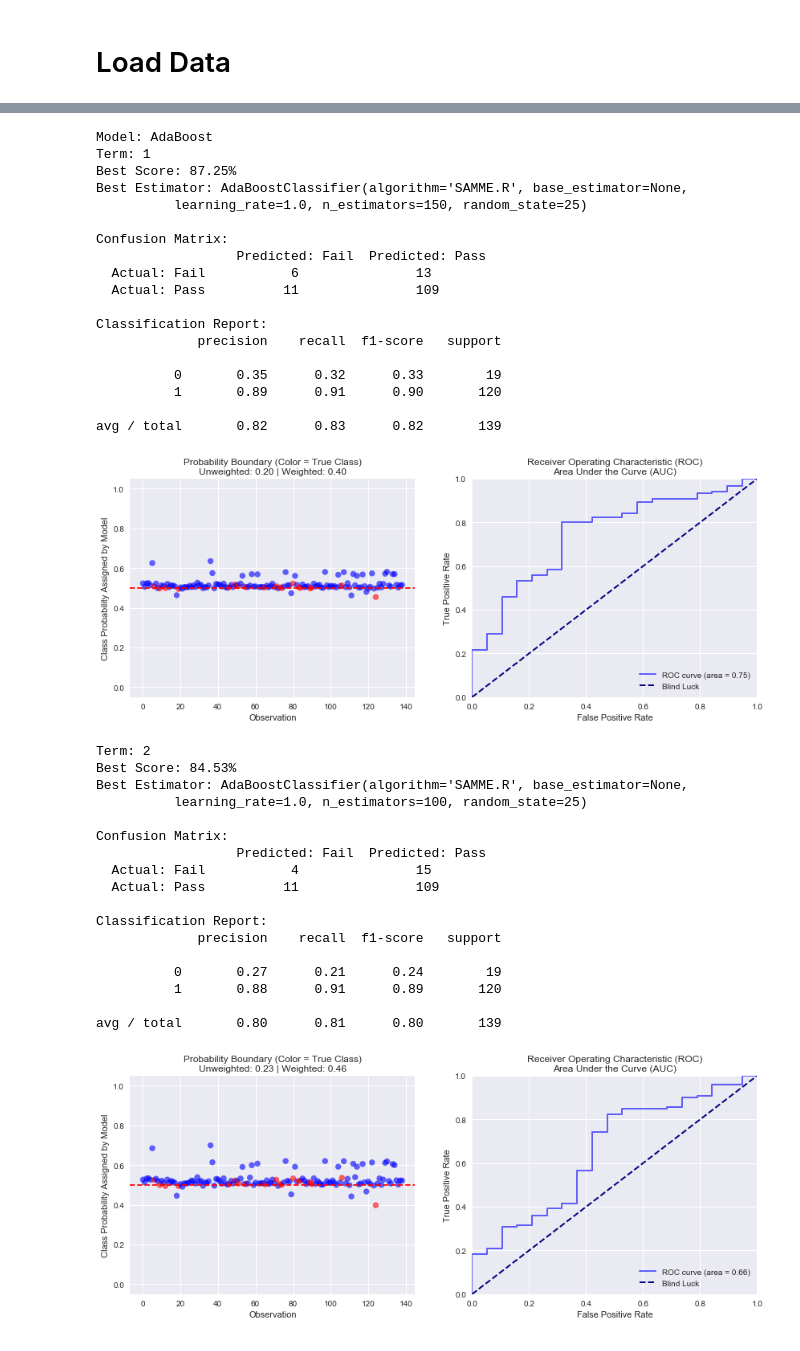
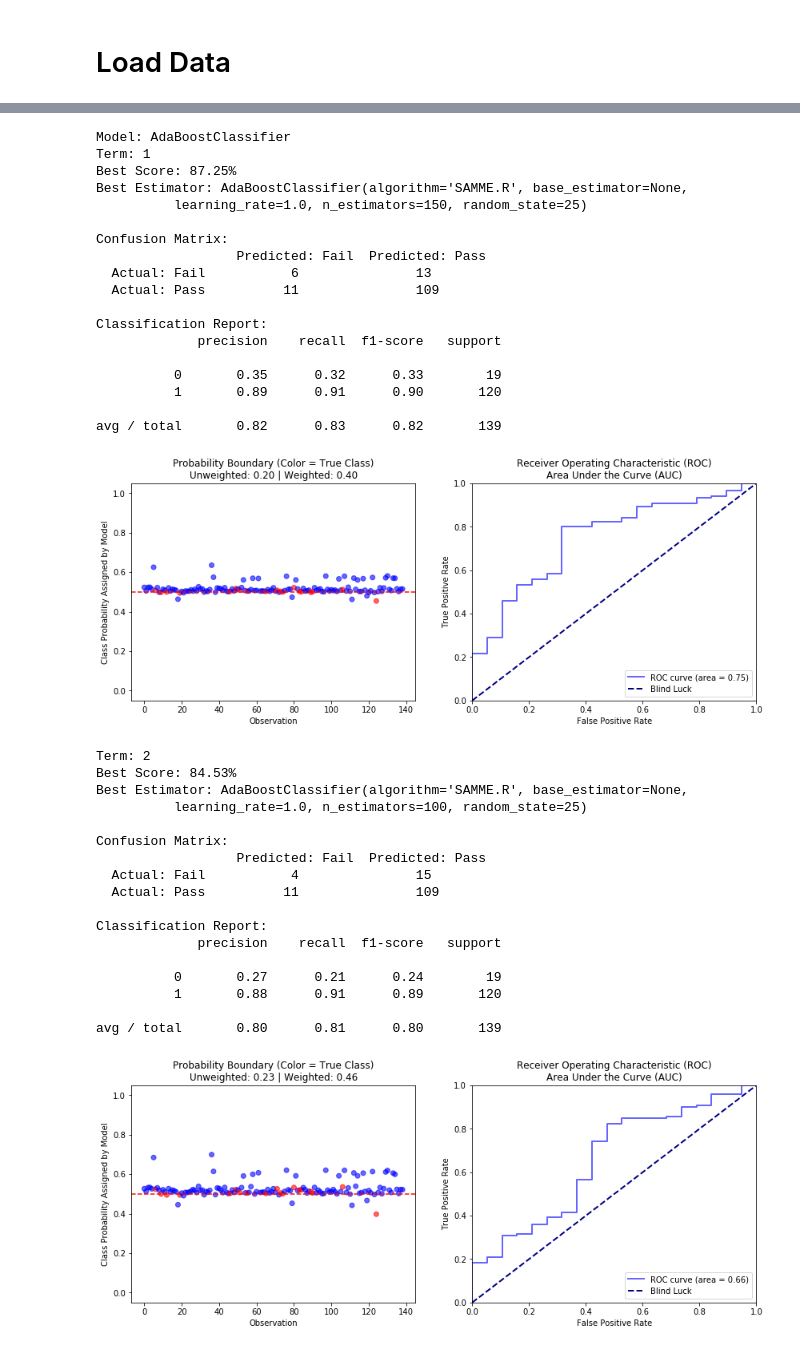
Before and after one commit to zstachniak/Predictive-Testing, a Jupyter notebook: Predictive Testing - Model Building and Analysis.ipynb, the cells around one changed output, grey strips where cells are left out. Cells and saved outputs as stored; diff of their text form; code cells hidden in the pictures.

```diff
--- a/Predictive Testing - Model Building and Analysis.ipynb
+++ b/Predictive Testing - Model Building and Analysis.ipynb
@@ -220,6 +318,8 @@ def fit_models (data_dict, x, y, val_x, val_y, clf_model, clf_name, clf_abbrev,
 # %%
 with open('df_dict.pickle', 'rb') as file:
     df_dict = pickle.load(file)
+# %%
+class_labels = ['Fail', 'Pass']
 # %%
 # Set parameters and initialize model
 log_params = {'C':[1, 10, 100, 1000],
@@ -228,5 +328,5 @@ log_params = {'C':[1, 10, 100, 1000],
               'class_weight': ['balanced']
               }
 log = LogisticRegression(n_jobs=-1)
-fit_models(df_dict['combined'], 'x_train', 'y_train', 'x_test', 'y_test', log, 'Logistic Regression', 'log', log_params, 'f1_weighted', 'F1 Weighted')
+fit_models(df_dict['combined'], 'x_train', 'y_train', 'x_test', 'y_test', log, log_params, 'f1_weighted', class_labels)
 # %% [output]
@@ -354,0 +455,2 @@ avg / total       0.83      0.76      0.79       139
+# %%
+fit_models(df_dict['grades'], 'x_train', 'y_train', 'x_test', 'y_test', log, log_params, 'f1_weighted', class_labels)
@@ -354,0 +580,2 @@ avg / total       0.83      0.76      0.79       139
+# %%
+fit_models(df_dict['pa_dist'], 'x_train', 'y_train', 'x_test', 'y_test', log, log_params, 'f1_weighted', class_labels)
@@ -355,32 +705,32 @@ avg / total       0.83      0.76      0.79       139
 # %%
 # Set parameters and initialize model
 ada_params = [
     {'n_estimators':[50,100,150,200,250,300,350,400],
      'learning_rate':[1.0,2.0,3.0]
     }
 ]
 ada = AdaBoostClassifier(random_state=25)
-fit_models(df_dict['combined'], 'x_train', 'y_train', 'x_test', 'y_test', ada, 'AdaBoost', 'ada', ada_params, 'f1_weighted', 'F1 Weighted')
+fit_models(df_dict['combined'], 'x_train', 'y_train', 'x_test', 'y_test', ada, ada_params, 'f1_weighted', class_labels)
 # %% [output]
-Model: AdaBoost
+Model: AdaBoostClassifier
 Term: 1
 Best Score: 87.25%
 Best Estimator: AdaBoostClassifier(algorithm='SAMME.R', base_estimator=None,
           learning_rate=1.0, n_estimators=150, random_state=25)
 
 Confusion Matrix:
                   Predicted: Fail  Predicted: Pass
   Actual: Fail           6               13
   Actual: Pass          11               109
 
 Classification Report:
              precision    recall  f1-score   support
 
           0       0.35      0.32      0.33        19
           1       0.89      0.91      0.90       120
 
 avg / total       0.82      0.83      0.82       139
-[figure, old version]
+[figure, new version]
 Term: 2
 Best Score: 84.53%
 Best Estimator: AdaBoostClassifier(algorithm='SAMME.R', base_estimator=None,
@@ -398,7 +748,7 @@ Classification Report:
           1       0.88      0.91      0.89       120
 
 avg / total       0.80      0.81      0.80       139
-[figure, old version]
+[figure, new version]
 Term: 3
 Best Score: 84.46%
 Best Estimator: AdaBoostClassifier(algorithm='SAMME.R', base_estimator=None,
```
Also changed, not shown: parts of 14 cells of this notebook, 1 other file.
